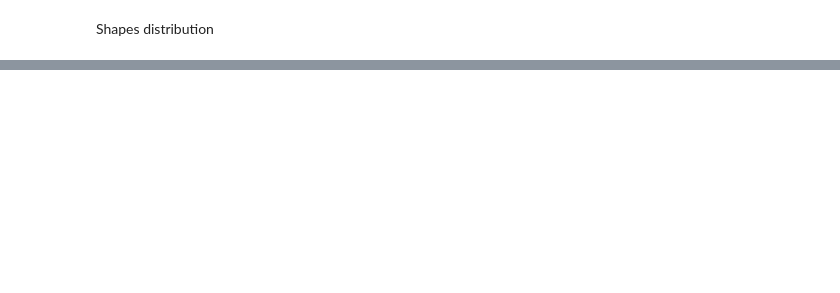
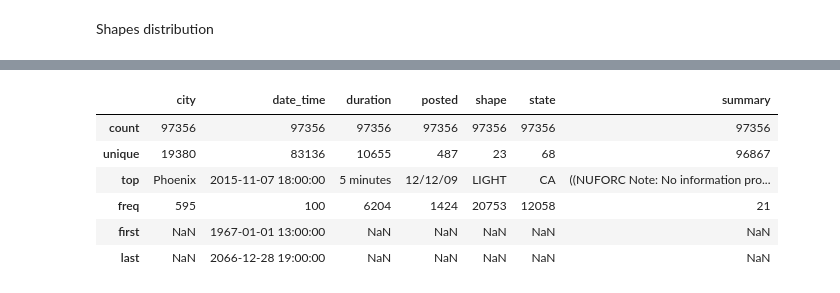
Before and after one commit to DenisStenyushkin/nuforc.org-analysis, a Jupyter notebook: Exploratory.ipynb, the cells around one changed output, grey strips where cells are left out. Drawn from its saved outputs; the diff is of its cells as text; code cells hidden in the pictures; blank space fills up the shorter version.

```diff
--- a/Exploratory.ipynb
+++ b/Exploratory.ipynb
@@ -89,0 +81,14 @@ array(['LIGHT', 'FLASH', 'TRIANGLE', 'CIRCLE', 'RECTANGLE', 'CIGAR',
+# %%
+df['city'] = df['city'].astype('category')
+df['shape'] = df['shape'].astype('category')
+df['duration'] = df['duration'].astype('category')
+# %%
+df.describe()
+# %% [output]
+|  | city | date_time | duration | posted | shape | state | summary |
+| count | 97356 | 97356 | 97356 | 97356 | 97356 | 97356 | 97356 |
+| unique | 19380 | 83136 | 10655 | 487 | 23 | 68 | 96867 |
+| top | Phoenix | 2015-11-07 18:00:00 | 5 minutes | 12/12/09 | LIGHT | CA | ((NUFORC Note: No information pro... |
+| freq | 595 | 100 | 6204 | 1424 | 20753 | 12058 | 21 |
+| first | NaN | 1967-01-01 13:00:00 | NaN | NaN | NaN | NaN | NaN |
+| last | NaN | 2066-12-28 19:00:00 | NaN | NaN | NaN | NaN | NaN |
```
Also changed, not shown: parts of 6 cells of this notebook.
